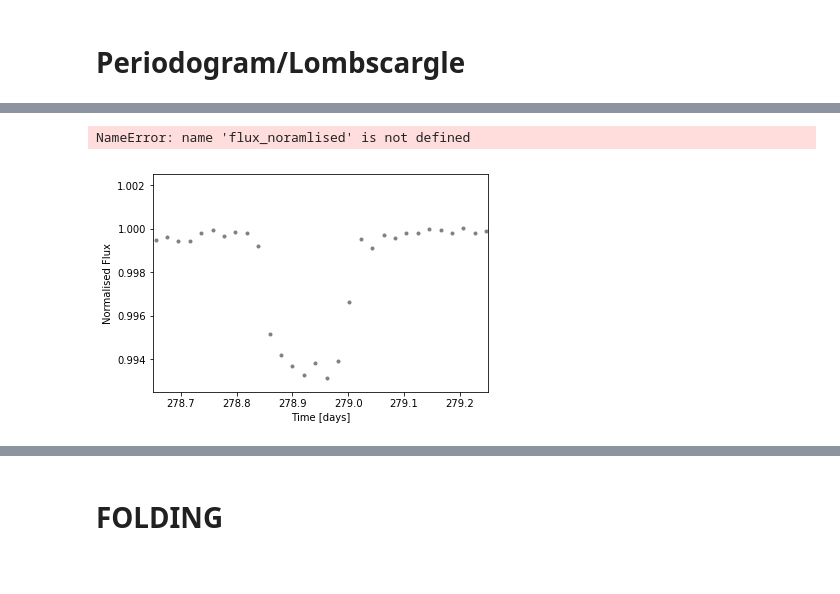
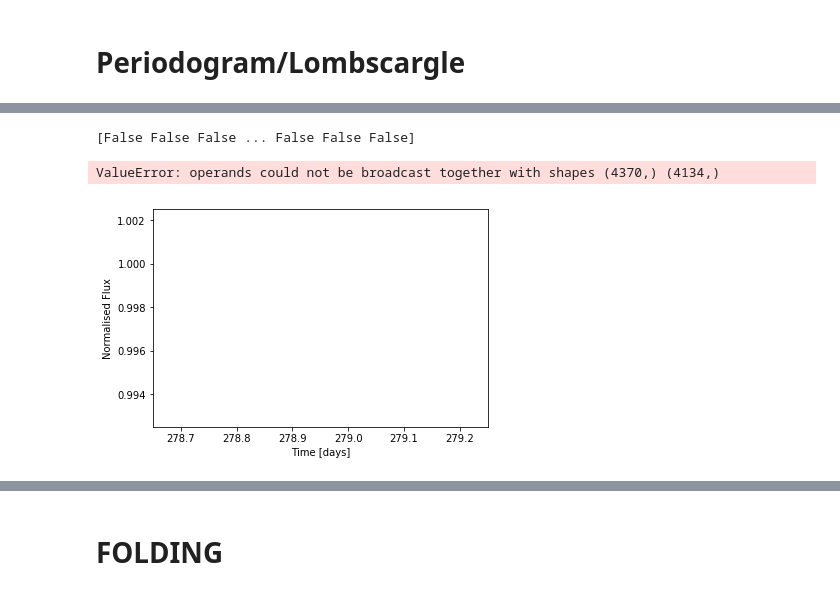
Before and after one commit to nathanmeagher/PH30116, a Jupyter notebook: COURSEWORK.ipynb, the cells around one changed output, grey strips where cells are left out. Drawn from its saved outputs; the diff is of its cells as text; code cells hidden in the pictures.

Commit message:
tried to do fitting

```diff
--- a/COURSEWORK.ipynb
+++ b/COURSEWORK.ipynb
@@ -421,16 +421,16 @@ for lcfile in glob.glob('Data/Object%slc/kplr*.fits' %(mykepler)):
 # %%
 
 #
-t = object_1[1].data['TIME'] #time column
-f = object_1[1].data['PDCSAP_FLUX'] #point source flux data
-e = object_1[1].data['PDCSAP_FLUX_ERR'] #point source flux error
+t_nofilter = object_1[1].data['TIME'] #time column
+f_nofilter = object_1[1].data['PDCSAP_FLUX'] #point source flux data
+e_nofilter = object_1[1].data['PDCSAP_FLUX_ERR'] #point source flux error
 
 #Applying a mask filter to remove nan points
 
 nonan = ~np.isnan(f)
-t1 = t[nonan]
-f1 = f[nonan]
-e1 = e[nonan]
+t1 = t_nofilter[nonan]
+f1 = f_nofilter[nonan]
+e1 = e_nofilter[nonan]
 # %%
 #kernel_size is the size of the window over which the median is calculated
 
@@ -504,0 +591,20 @@ csv_df.to_csv('normalised_dataset.csv')
+# %%
+fold_lightcurve('normalised_dataset.csv', 19.237)
+pylab.ylim(0.992,1.002)
+pylab.xlim(0.535,0.560)
+
+
+
+##FITTING MODELS
+
+#First, define a function, the x value needs to be the first parameter to the function
+#the function needs to return f(x)
+t_space = np.linspace(0.535, 0.560, 432)
+
+def func(x, a, b, c):
+    return a * x ** (b)  + c
+### Data plot
+pylab.plot(t1, f1, 'b-', label='data')
+
+##Now fit the data.
+popt, pcov = curve_fit(func, t_space, flux_normalised, sigma=flux_error_normalised)
@@ -554,21 +664,24 @@ for i in [0.5, 1, 1.5, 2, 2.5 , 3]:
 # %%
 #plotting normalised median
-pylab.plot(t1, f1/medfil, ls='None', marker='.', c='grey', label='Data')
+
+pylab.plot(t, normalised_flux, ls='None', marker='.', c='grey', label='Data')
 pylab.xlabel('Time [days]')
 pylab.ylabel('Normalised Flux')
 pylab.xlim(278.65, 279.25)
 pylab.ylim(0.9925, 1.0025)
 
+t_data = (278.7 <= object_1[1].data['TIME']) & (object_1[1].data['TIME'] <= 279.2)
+print (t_data)
 ##FITTING MODELS
 
 #First, define a function, the x value needs to be the first parameter to the function
 #the function needs to return f(x)
 def func(x, a, b, c):
-    return a * x ** (b)  + c
-### Data plot
-pylab.plot(t1, f1, 'b-', label='data')
+    return a + b*x + c*x*x
+#pylab.plot(t1, f1/medfil, 'r', '.', label='data')
 ##Now fit the data.
-popt, pcov = curve_fit(func, t1, flux_noramlised, sigma=flux_error_normalised)
+fitting_parameters, covarariance = curve_fit(func, t_data, flux_normalised, sigma=flux_error_normalised, maxfev=5000)
 # %% [output]
-NameError: name 'flux_noramlised' is not defined
+[False False False ... False False False]
+ValueError: operands could not be broadcast together with shapes (4370,) (4134,)
-[figure, old version]
+[figure, new version]
```
Also changed, not shown: parts of 15 cells of this notebook, 2 other files.
